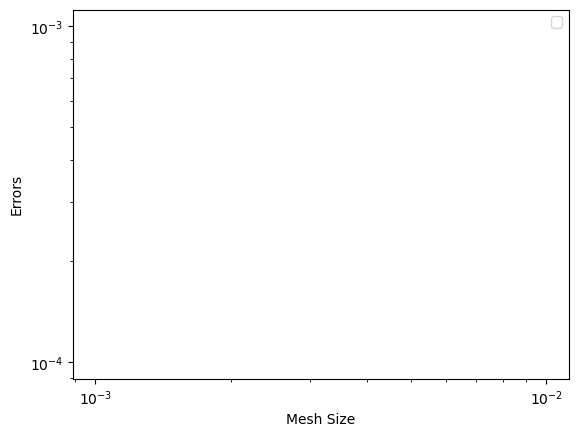
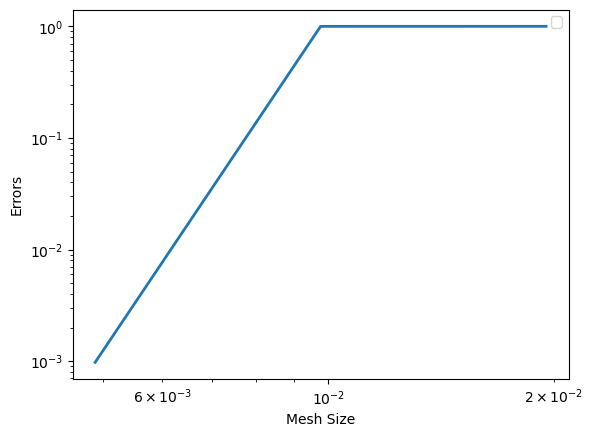
The notebook cell's code change between the first figure and the second:
--- before
+++ after
@@ -7,4 +7,6 @@
     K = 12
     M = 2**K
+    h_list = []
+    e_list = []
 
     #Table headers
@@ -20,13 +22,15 @@
 
         E_M = max([abs(U_exact[i] - U[i,-1]) for i in range(M + 1)])
+        h_list.append(h)
+        e_list.append(E_M)
 
         # table entry
         print("{:e}\t{:e}".format(h, E_M))
 
-        #Plot
-        plt.loglog(h, E_M, linestyle='-', linewidth = 2)
-        plt.xlabel("Mesh Size")
-        plt.ylabel("Errors")
-        plt.legend()
+    #Plot
+    plt.loglog(h_list, e_list, linestyle='-', linewidth = 2)
+    plt.xlabel("Mesh Size")
+    plt.ylabel("Errors")
+    plt.legend()    
     plt.show()
 

Commit: Update soliton_project_template.ipynb